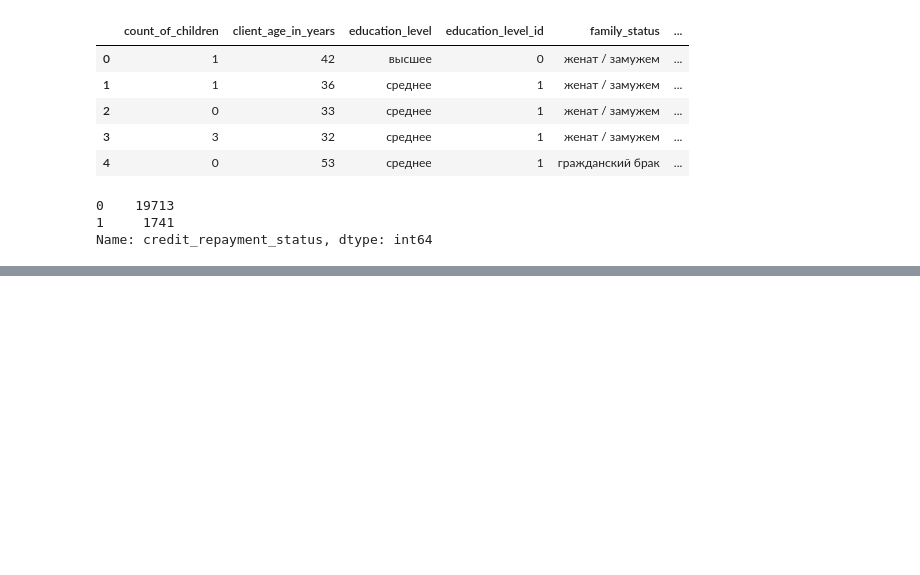
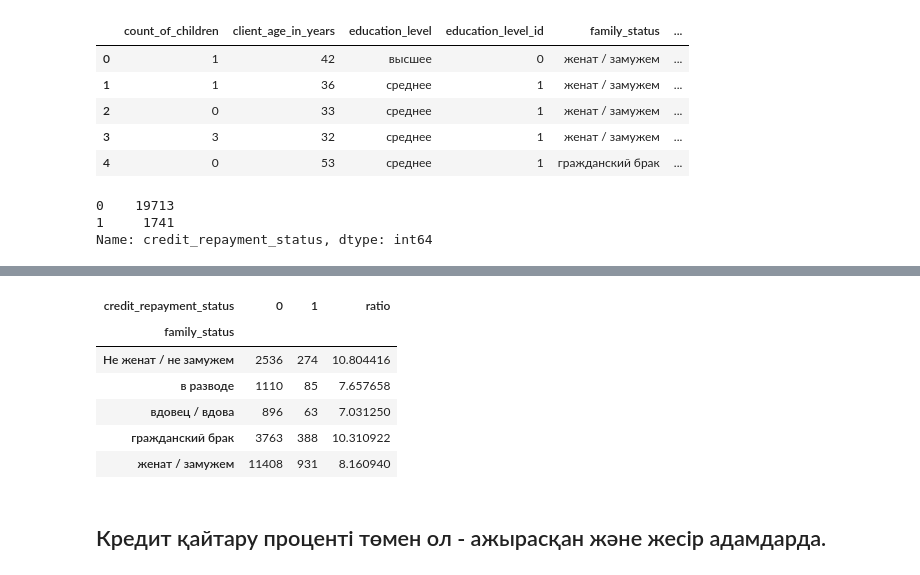
Before and after one commit to Bakytzhann/Data-Analysis, a Jupyter notebook: Credit_Scoring(Data_Preprocessing).ipynb, the cells around one changed output, grey strips where cells are left out. Saved outputs shown, nothing was run; the diff lists cells and outputs as text; code cells hidden in the pictures; blank space fills up the shorter version.

```diff
--- a/Credit_Scoring(Data_Preprocessing).ipynb
+++ b/Credit_Scoring(Data_Preprocessing).ipynb
@@ -466,0 +684,14 @@ Name: credit_repayment_status, dtype: int64
+# %%
+family_status_pivot = credit_df.pivot_table(index=['family_status'], columns=['credit_repayment_status'], values='monthly_income', aggfunc='count')
+family_status_pivot['ratio'] = family_status_pivot[1] / family_status_pivot[0] * 100
+family_status_pivot
+# %% [output]
+| credit_repayment_status | 0 | 1 | ratio |
+| family_status |  |  |  |
+| Не женат / не замужем | 2536 | 274 | 10.804416 |
+| в разводе | 1110 | 85 | 7.657658 |
+| вдовец / вдова | 896 | 63 | 7.031250 |
+| гражданский брак | 3763 | 388 | 10.310922 |
+| женат / замужем | 11408 | 931 | 8.160940 |
+# %% [markdown]
+## Кредит қайтару проценті төмен ол - ажырасқан және жесір адамдарда.
```
Also changed, not shown: parts of 30 cells of this notebook.
